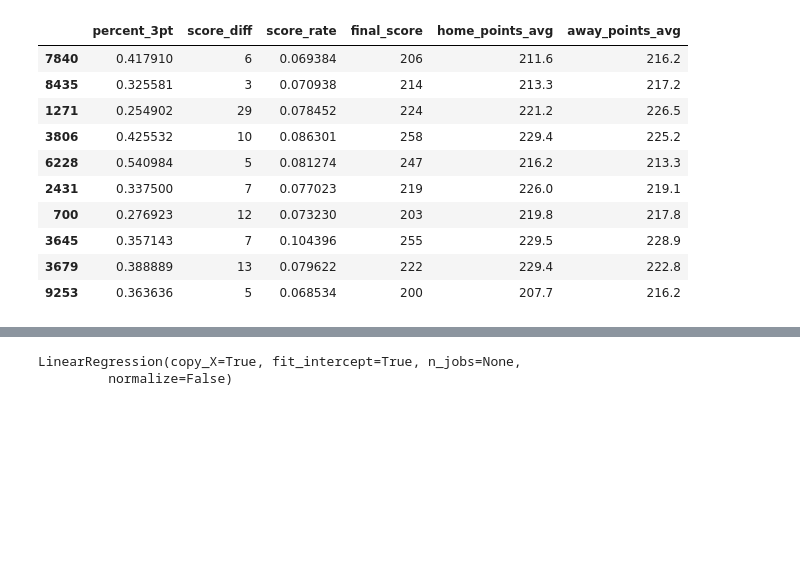
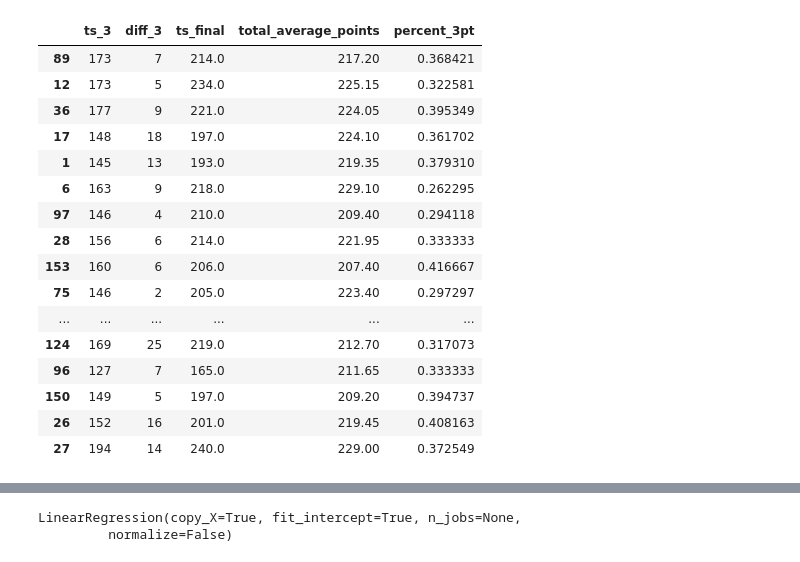
Before and after one commit to charlielogan/NBAexploration, a Jupyter notebook: final_score.ipynb, the cells around one changed output, grey strips where cells are left out. Drawn from its saved outputs; the diff is of its cells as text; code cells hidden in the pictures; blank space fills up the shorter version.

```diff
--- a/final_score.ipynb
+++ b/final_score.ipynb
@@ -53,9 +52,0 @@ df
-# %%
-# Filter out First 10 minutes of game
-df = df[df["time_remaining"] < 2280]
-
-# Filter out last 5 minutes of game
-df = df[df["time_remaining"] > 300]
-
-# Filter out overtime games
-df = df[df['end_minutes_played'] == 240]
@@ -61,0 +62,8 @@ df = df[df['end_minutes_played'] == 240]
+# %%
+df['total_average_points'] = (df['home_ppg'] + df['away_ppg'])/2
+df["TO_2"] = df["TO_2"] + df["TO_1"]
+df['TO_3'] = df["TO_3"] + df["TO_2"]
+df["three_a2"] = df["three_a2"] + df["three_a1"]
+df['three_a3'] = df["three_a3"] + df["three_a2"]
+df["three_m2"] = df["three_m2"] + df["three_m1"]
+df['three_m3'] = df["three_m3"] + df["three_m2"]
@@ -75,10 +92,0 @@ del df['ft_made']
-# %%
-df['home_points_avg'] = df['home_ppg'] + df['home_oppg']
-df['away_points_avg'] = df['away_ppg'] + df['away_oppg']
-del df['total_score']
-del df['turnovers']
-del df['home_ppg']
-del df['home_oppg']
-del df['away_ppg']
-del df['away_oppg']
-#del df['score_diff']
@@ -84,0 +98,2 @@ del df['away_oppg']
+# %%
+df['percent_3pt'] = df['three_m3']/df['three_a3']
@@ -85,17 +105,23 @@ del df['away_oppg']
 # %%
-df.sample(10)
+df.sample(20)
 # %% [output]
-|  | percent_3pt | score_diff | score_rate | final_score | home_points_avg | away_points_avg |
-| 7840 | 0.417910 | 6 | 0.069384 | 206 | 211.6 | 216.2 |
-| 8435 | 0.325581 | 3 | 0.070938 | 214 | 213.3 | 217.2 |
-| 1271 | 0.254902 | 29 | 0.078452 | 224 | 221.2 | 226.5 |
-| 3806 | 0.425532 | 10 | 0.086301 | 258 | 229.4 | 225.2 |
-| 6228 | 0.540984 | 5 | 0.081274 | 247 | 216.2 | 213.3 |
-| 2431 | 0.337500 | 7 | 0.077023 | 219 | 226.0 | 219.1 |
-| 700 | 0.276923 | 12 | 0.073230 | 203 | 219.8 | 217.8 |
-| 3645 | 0.357143 | 7 | 0.104396 | 255 | 229.5 | 228.9 |
-| 3679 | 0.388889 | 13 | 0.079622 | 222 | 229.4 | 222.8 |
-| 9253 | 0.363636 | 5 | 0.068534 | 200 | 207.7 | 216.2 |
+|  | ts_3 | diff_3 | ts_final | total_average_points | percent_3pt |
+| 89 | 173 | 7 | 214.0 | 217.20 | 0.368421 |
+| 12 | 173 | 5 | 234.0 | 225.15 | 0.322581 |
+| 36 | 177 | 9 | 221.0 | 224.05 | 0.395349 |
+| 17 | 148 | 18 | 197.0 | 224.10 | 0.361702 |
+| 1 | 145 | 13 | 193.0 | 219.35 | 0.379310 |
+| 6 | 163 | 9 | 218.0 | 229.10 | 0.262295 |
+| 97 | 146 | 4 | 210.0 | 209.40 | 0.294118 |
+| 28 | 156 | 6 | 214.0 | 221.95 | 0.333333 |
+| 153 | 160 | 6 | 206.0 | 207.40 | 0.416667 |
+| 75 | 146 | 2 | 205.0 | 223.40 | 0.297297 |
+| ... | ... | ... | ... | ... | ... |
+| 124 | 169 | 25 | 219.0 | 212.70 | 0.317073 |
+| 96 | 127 | 7 | 165.0 | 211.65 | 0.333333 |
+| 150 | 149 | 5 | 197.0 | 209.20 | 0.394737 |
+| 26 | 152 | 16 | 201.0 | 219.45 | 0.408163 |
+| 27 | 194 | 14 | 240.0 | 229.00 | 0.372549 |
 # %%
 sns.pairplot(df)
 # %% [output]
```
Also changed, not shown: parts of 28 cells of this notebook, 7 other files.
